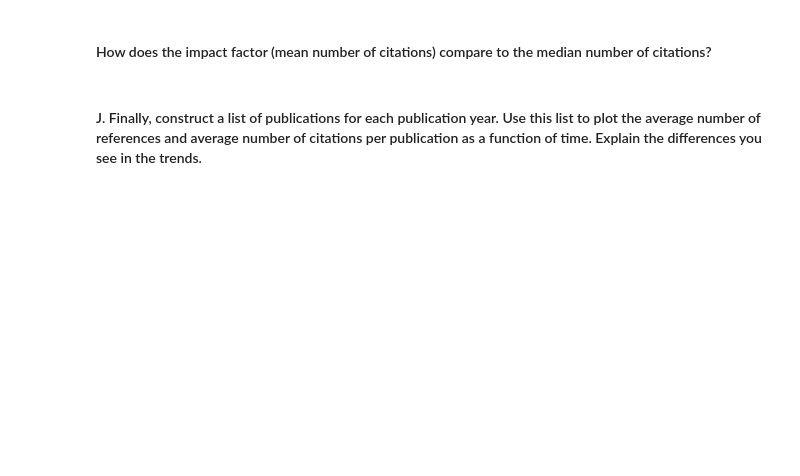
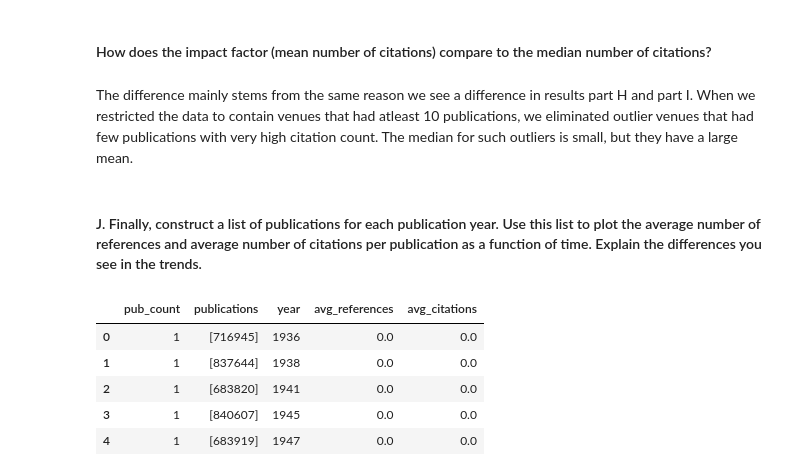
Before and after one commit to sahilgandhi94/6220, a Jupyter notebook: hw1/p1.ipynb, the cells around one changed output. Saved outputs shown, nothing was run; the diff lists cells and outputs as text; code cells hidden in the pictures; blank space fills up the shorter version.

```diff
--- a/hw1/p1.ipynb
+++ b/hw1/p1.ipynb
@@ -249,4 +354,21 @@ sorted(restricted_impact, key=lambda x:x['impact'], reverse=True)[:1]
 # %% [markdown]
 #### How does the impact factor (mean number of citations) compare to the median number of citations?
+# %% [markdown]
+The difference mainly stems from the same reason we see a difference in results part H and part I. When we restricted the data to contain venues that had atleast 10 publications, we eliminated outlier venues that had few publications with very high citation count. The median for such outliers is small, but they have a large mean.
 # %% [markdown]
 #### J. Finally, construct a list of publications for each publication year. Use this list to plot the average number of references and average number of citations per publication as a function of time. Explain the differences you see in the trends.
+# %%
+# _pubs, _years = main_df[main_df[YEAR] != ''][[ID, YEAR]].sort_values([YEAR]).values.T
+_pubs, _years = main_df[pd.to_numeric(main_df[YEAR], errors='coerce').notnull()][[ID, YEAR]].sort_values([YEAR]).values.T
+_keys, _indices = np.unique(_years, True)
+yearly_pubs = pd.DataFrame({YEAR: _keys, 'publications': [list(x) for x in np.split(_pubs, _indices[1:])], 'pub_count': [len(list(x)) for x in np.split(_pubs, _indices[1:])]})
+yearly_pubs['avg_references'] = pd.Series(np.zeros(len(yearly_pubs['pub_count'])), index=yearly_pubs.index)
+yearly_pubs['avg_citations'] = pd.Series(np.zeros(len(yearly_pubs['pub_count'])), index=yearly_pubs.index)
+yearly_pubs.head()
+# %% [output]
+|  | pub_count | publications | year | avg_references | avg_citations |
+| 0 | 1 | [716945] | 1936 | 0.0 | 0.0 |
+| 1 | 1 | [837644] | 1938 | 0.0 | 0.0 |
+| 2 | 1 | [683820] | 1941 | 0.0 | 0.0 |
+| 3 | 1 | [840607] | 1945 | 0.0 | 0.0 |
+| 4 | 1 | [683919] | 1947 | 0.0 | 0.0 |
```
Also changed, not shown: parts of 28 cells of this notebook, 6 other files.
